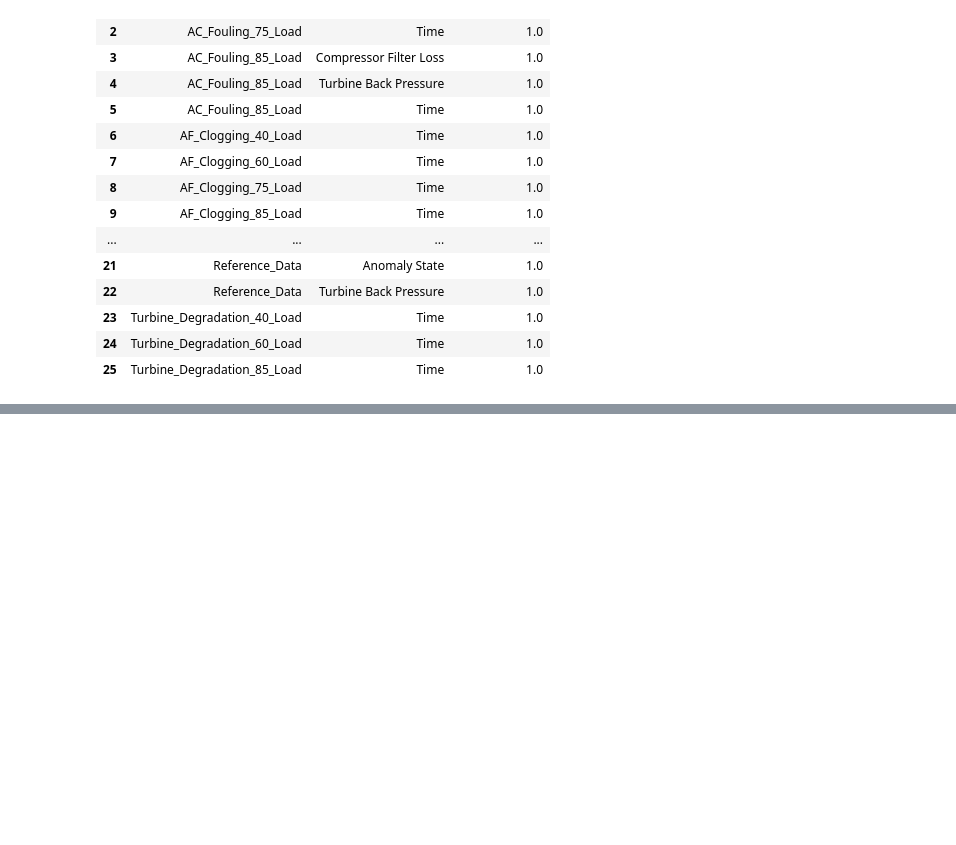
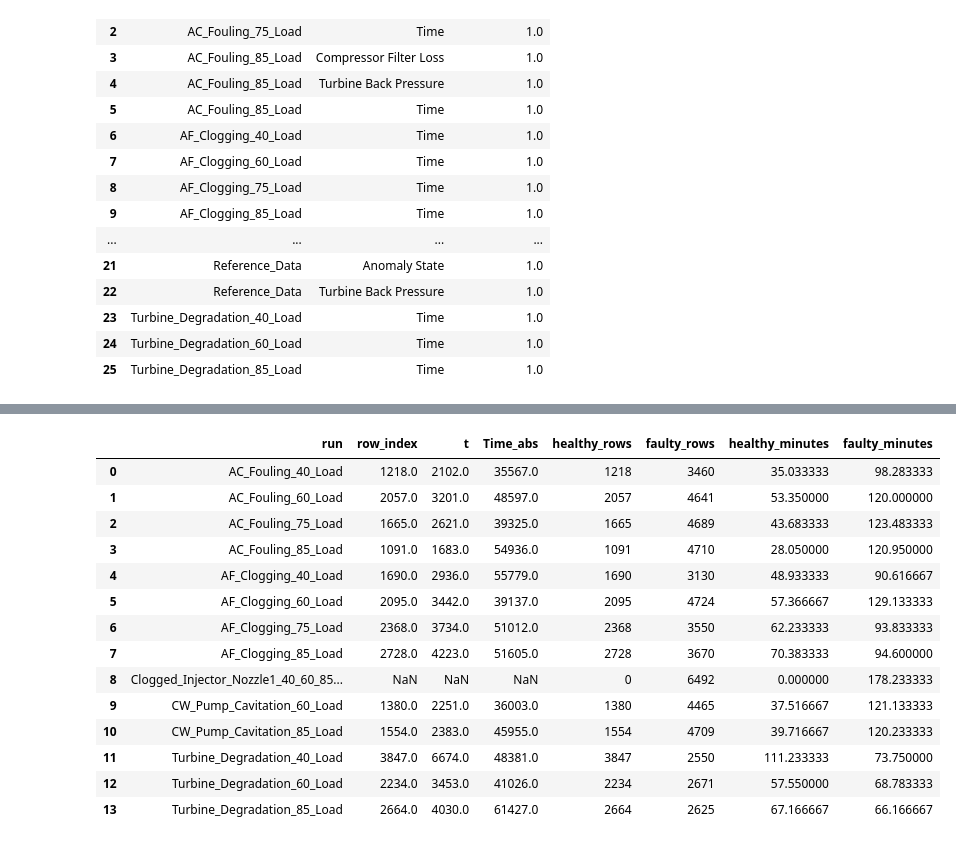
Before and after one commit to MrNahadi/KeyFrame, a Jupyter notebook: notebooks/00_data_audit.ipynb, the cells around one changed output, grey strips where cells are left out. Saved outputs shown, nothing was run; the diff lists cells and outputs as text; code cells hidden in the pictures; blank space fills up the shorter version.

```diff
--- a/notebooks/00_data_audit.ipynb
+++ b/notebooks/00_data_audit.ipynb
@@ -126,0 +144,20 @@ missing_channels
+# %%
+switch_on = audit.switch_on_points(full_table)
+switch_on.to_csv(paths.RESULTS / "00_switch_on_points.csv", index=False)
+switch_on
+# %% [output]
+|  | run | row_index | t | Time_abs | healthy_rows | faulty_rows | healthy_minutes | faulty_minutes |
+| 0 | AC_Fouling_40_Load | 1218.0 | 2102.0 | 35567.0 | 1218 | 3460 | 35.033333 | 98.283333 |
+| 1 | AC_Fouling_60_Load | 2057.0 | 3201.0 | 48597.0 | 2057 | 4641 | 53.350000 | 120.000000 |
+| 2 | AC_Fouling_75_Load | 1665.0 | 2621.0 | 39325.0 | 1665 | 4689 | 43.683333 | 123.483333 |
+| 3 | AC_Fouling_85_Load | 1091.0 | 1683.0 | 54936.0 | 1091 | 4710 | 28.050000 | 120.950000 |
+| 4 | AF_Clogging_40_Load | 1690.0 | 2936.0 | 55779.0 | 1690 | 3130 | 48.933333 | 90.616667 |
+| 5 | AF_Clogging_60_Load | 2095.0 | 3442.0 | 39137.0 | 2095 | 4724 | 57.366667 | 129.133333 |
+| 6 | AF_Clogging_75_Load | 2368.0 | 3734.0 | 51012.0 | 2368 | 3550 | 62.233333 | 93.833333 |
+| 7 | AF_Clogging_85_Load | 2728.0 | 4223.0 | 51605.0 | 2728 | 3670 | 70.383333 | 94.600000 |
+| 8 | Clogged_Injector_Nozzle1_40_60_85... | NaN | NaN | NaN | 0 | 6492 | 0.000000 | 178.233333 |
+| 9 | CW_Pump_Cavitation_60_Load | 1380.0 | 2251.0 | 36003.0 | 1380 | 4465 | 37.516667 | 121.133333 |
+| 10 | CW_Pump_Cavitation_85_Load | 1554.0 | 2383.0 | 45955.0 | 1554 | 4709 | 39.716667 | 120.233333 |
+| 11 | Turbine_Degradation_40_Load | 3847.0 | 6674.0 | 48381.0 | 3847 | 2550 | 111.233333 | 73.750000 |
+| 12 | Turbine_Degradation_60_Load | 2234.0 | 3453.0 | 41026.0 | 2234 | 2671 | 57.550000 | 68.783333 |
+| 13 | Turbine_Degradation_85_Load | 2664.0 | 4030.0 | 61427.0 | 2664 | 2625 | 67.166667 | 66.166667 |
```
Also changed, not shown: parts of 9 cells of this notebook, 5 other files.
